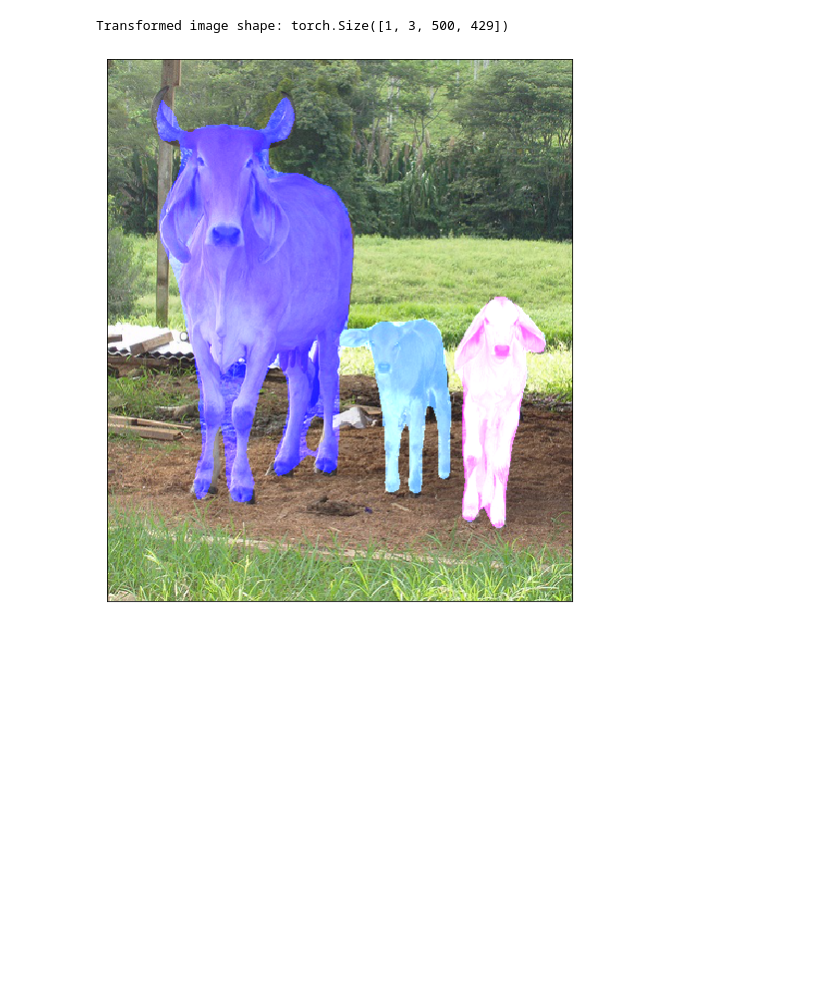
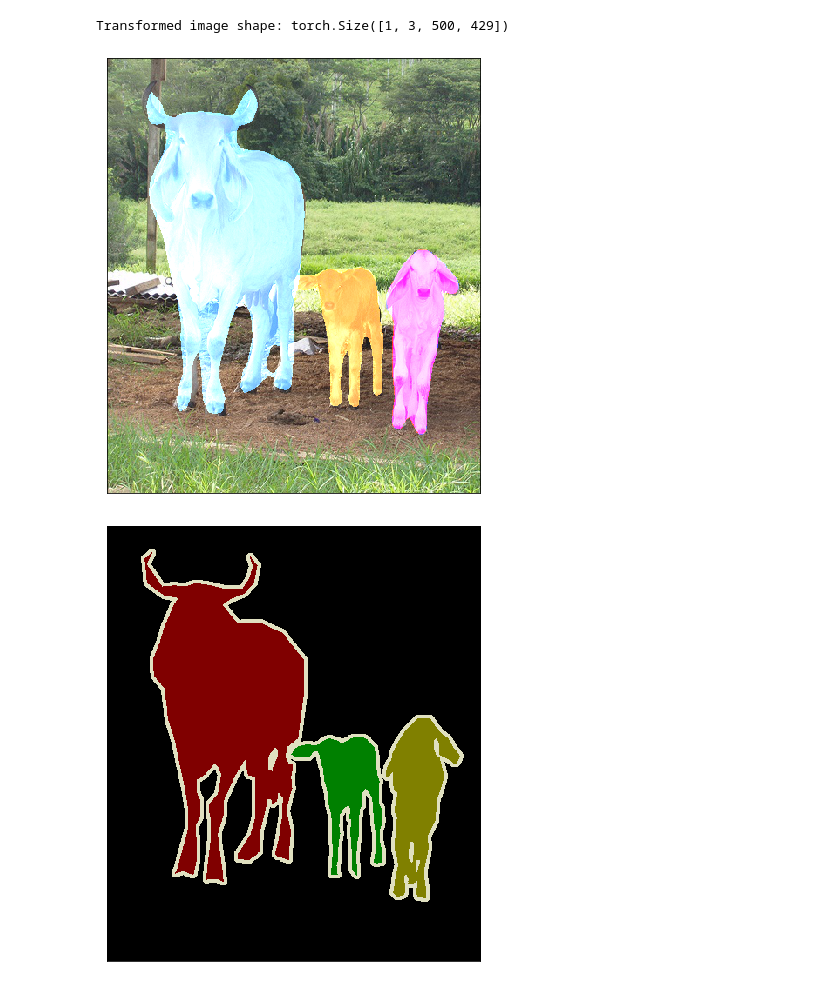
Before and after one commit to jlbyoung/CMPT-414-Binary-Segmentation, a Jupyter notebook: segmentation/test_instance_segmentation.ipynb, the cells around one changed output. Cells and saved outputs as stored; diff of their text form; code cells hidden in the pictures; blank space fills up the shorter version.

```diff
--- a/segmentation/test_instance_segmentation.ipynb
+++ b/segmentation/test_instance_segmentation.ipynb
@@ -5,3 +11,5 @@ from torchvision import datasets, transforms, models
 # %%
-# Use eval to enable prediction mode for the model
-model = torchvision.models.detection.maskrcnn_resnet50_fpn(pretrained=True).eval()
+# Use eval to enableg prediction mode for the model
+device = get_best_device()
+model = torchvision.models.detection.maskrcnn_resnet50_fpn(pretrained=True)
+model = model.to(device).eval()
@@ -27,17 +30,20 @@ transform_pipeline = transforms.Compose([
     transforms.ToTensor()
 ])
 
-transformed_image = torch.unsqueeze(transform_pipeline(image), 0)
+transformed_image = transform_pipeline(image)
+transformed_image = torch.unsqueeze(transformed_image, dim=0)
+transformed_image = transformed_image.to(device)
 print("Transformed image shape:", transformed_image.shape)
 # %% [output]
 Transformed image shape: torch.Size([1, 3, 500, 429])
 # %%
 out = model(transformed_image)
-# %%
-import numpy as np
-from helpers import get_masks, instance_segmentation_plot
-
-masks = get_masks(out)
-instance_segmentation_plot(image, masks)
-# %% [output]
-[figure, removed]
+# %%
+masks = get_masks(out)
+instance_segmentation_plot(image, masks)
+
+true_mask = Image.open('../torch/VOCdevkit/VOC2012/SegmentationObject/2007_001299.png')
+display_image(true_mask)
+# %% [output]
+[figure, added]
+[figure, added]
```
Also changed, not shown: parts of 3 cells of this notebook, 2 other files.
